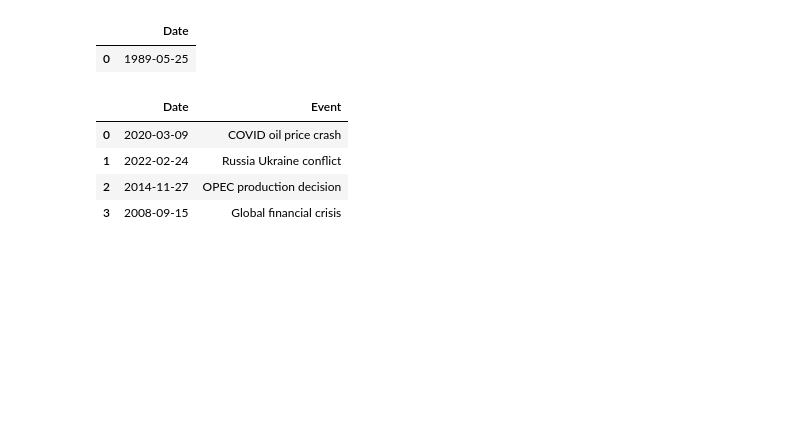
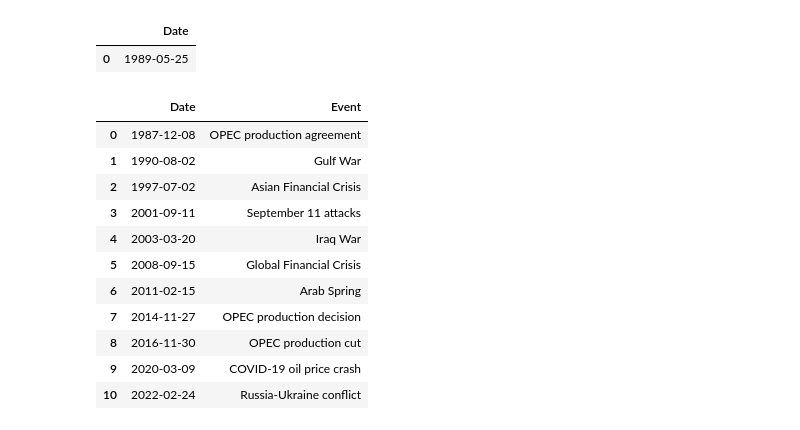
Before and after one commit to hawaebrahimhamid-png/brent-oil-change-point-analysis, a Jupyter notebook: notebooks/task2_change_point_model.ipynb, the cells around one changed output. Cells and saved outputs as stored; diff of their text form; code cells hidden in the pictures; blank space fills up the shorter version.

Commit message:
Improve dashboard visualization and event display

```diff
--- a/notebooks/task2_change_point_model.ipynb
+++ b/notebooks/task2_change_point_model.ipynb
@@ -528,30 +638,50 @@ change_points.to_csv(
 # %%
 events = pd.DataFrame({
 
-"Date":[
-"2020-03-09",
-"2022-02-24",
-"2014-11-27",
-"2008-09-15"
-],
+    "Date":[
+        "1987-12-08",
+        "1990-08-02",
+        "1997-07-02",
+        "2001-09-11",
+        "2003-03-20",
+        "2008-09-15",
+        "2011-02-15",
+        "2014-11-27",
+        "2016-11-30",
+        "2020-03-09",
+        "2022-02-24"
+    ],
 
-"Event":[
-"COVID oil price crash",
-"Russia Ukraine conflict",
-"OPEC production decision",
-"Global financial crisis"
-]
+    "Event":[
+        "OPEC production agreement",
+        "Gulf War",
+        "Asian Financial Crisis",
+        "September 11 attacks",
+        "Iraq War",
+        "Global Financial Crisis",
+        "Arab Spring",
+        "OPEC production decision",
+        "OPEC production cut",
+        "COVID-19 oil price crash",
+        "Russia-Ukraine conflict"
+    ]
 
 })
 
-
 events
 # %% [output]
 |  | Date | Event |
-| 0 | 2020-03-09 | COVID oil price crash |
-| 1 | 2022-02-24 | Russia Ukraine conflict |
-| 2 | 2014-11-27 | OPEC production decision |
-| 3 | 2008-09-15 | Global financial crisis |
+| 0 | 1987-12-08 | OPEC production agreement |
+| 1 | 1990-08-02 | Gulf War |
+| 2 | 1997-07-02 | Asian Financial Crisis |
+| 3 | 2001-09-11 | September 11 attacks |
+| 4 | 2003-03-20 | Iraq War |
+| 5 | 2008-09-15 | Global Financial Crisis |
+| 6 | 2011-02-15 | Arab Spring |
+| 7 | 2014-11-27 | OPEC production decision |
+| 8 | 2016-11-30 | OPEC production cut |
+| 9 | 2020-03-09 | COVID-19 oil price crash |
+| 10 | 2022-02-24 | Russia-Ukraine conflict |
 # %%
 events.to_csv(
     "events.csv",
```
Also changed, not shown: parts of 10 cells of this notebook, 9 other files.
